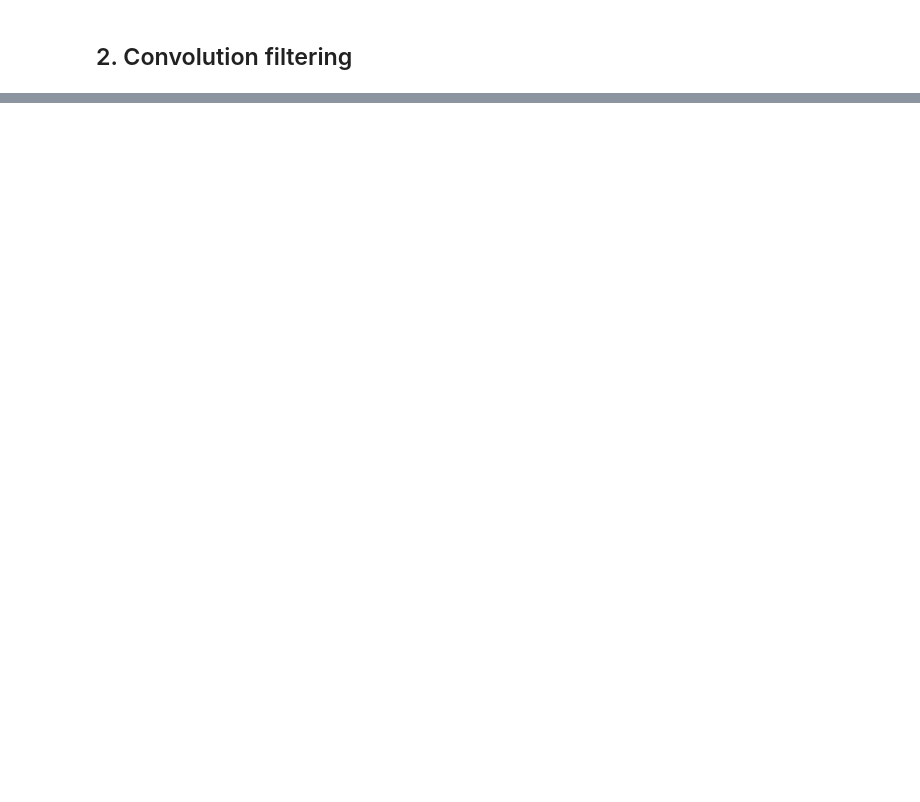
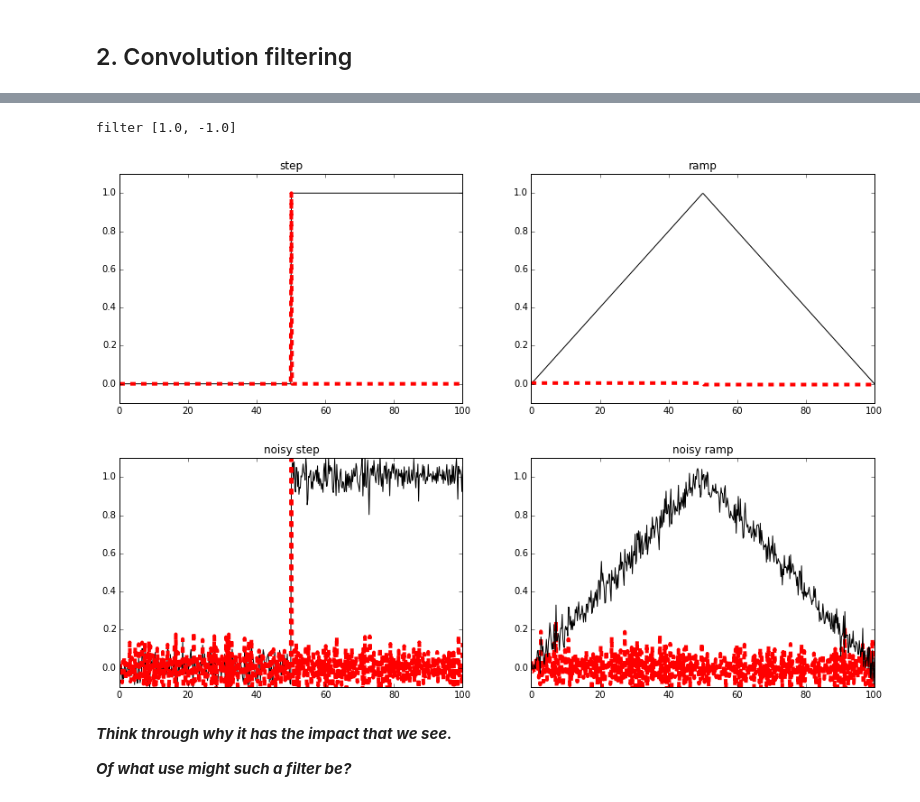
Before and after one commit to profLewis/geog2021, a Jupyter notebook: SpatialFiltering.ipynb, the cells around one changed output, grey strips where cells are left out. Drawn from its saved outputs; the diff is of its cells as text; code cells hidden in the pictures; blank space fills up the shorter version.

```diff
--- a/SpatialFiltering.ipynb
+++ b/SpatialFiltering.ipynb
@@ -383,0 +217,10 @@ In particular, we have learned about:
+# %%
+run python/protoHi1.py
+# %% [output]
+filter [1.0, -1.0]
+[figure, added]
+[figure, added]
+# %% [markdown]
+***Think through *why* it has the impact that we see.***
+
+***Of what use might such a filter be?***
```
Also changed, not shown: parts of 45 cells of this notebook, 7 other files.
